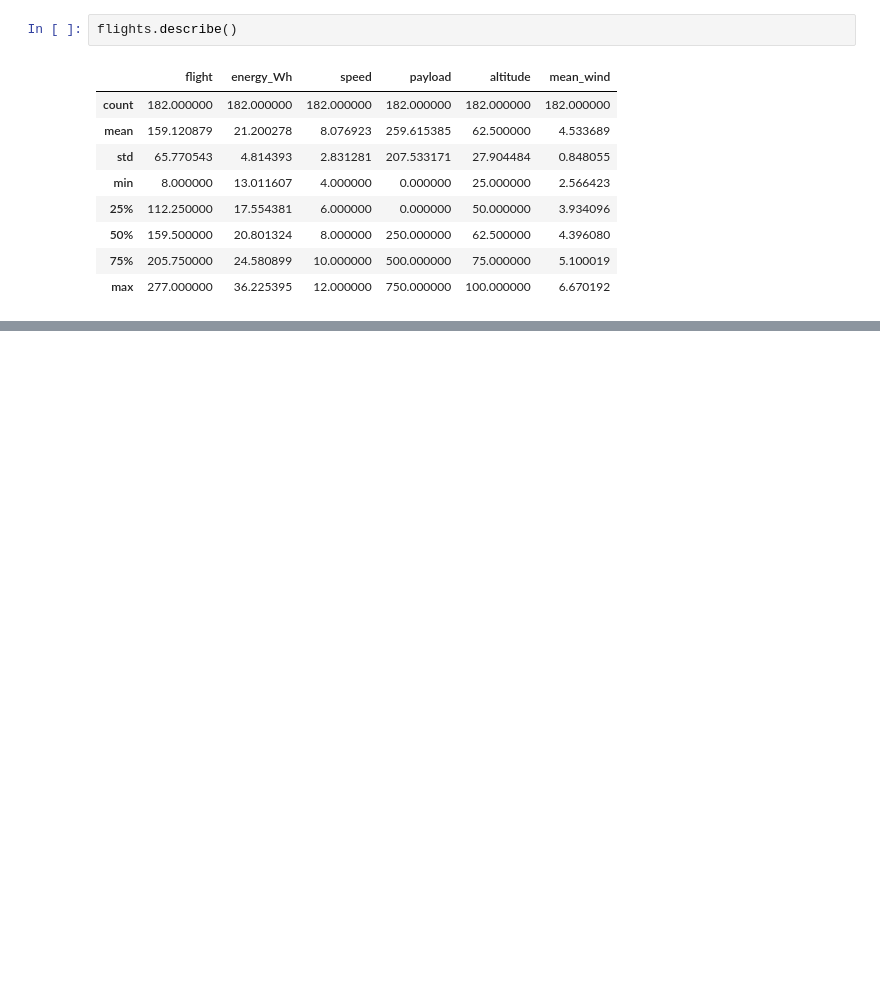
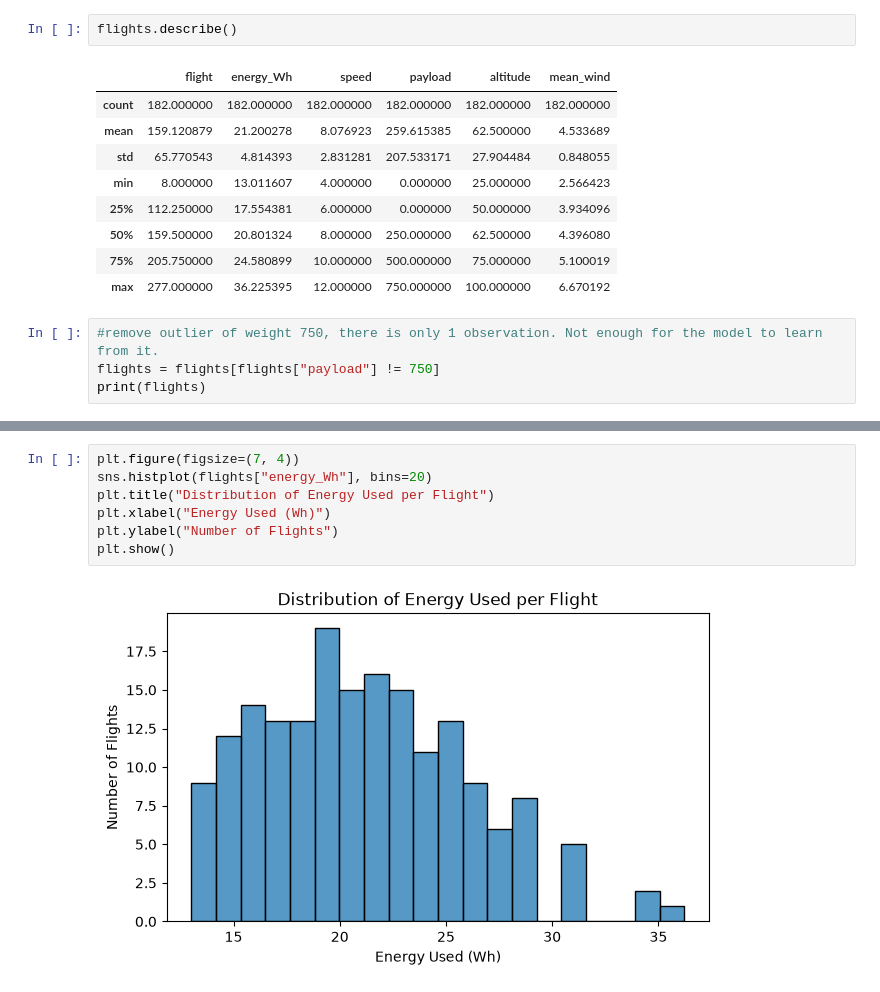
Before and after one commit to MassSarcasm/Battery-Consumption-Drone-Project, a Jupyter notebook: Battery Project.ipynb, the cells around one changed output, grey strips where cells are left out. Saved outputs shown, nothing was run; the diff lists cells and outputs as text; blank space fills up the shorter version.

```diff
--- a/Battery Project.ipynb
+++ b/Battery Project.ipynb
@@ -55,3 +65,7 @@ flights.describe()
 | 50% | 159.500000 | 20.801324 | 8.000000 | 250.000000 | 62.500000 | 4.396080 |
 | 75% | 205.750000 | 24.580899 | 10.000000 | 500.000000 | 75.000000 | 5.100019 |
 | max | 277.000000 | 36.225395 | 12.000000 | 750.000000 | 100.000000 | 6.670192 |
+# %%
+#remove outlier of weight 750, there is only 1 observation. Not enough for the model to learn from it.
+flights = flights[flights["payload"] != 750]
+print(flights)
@@ -57,0 +87,9 @@ flights.describe()
+# %%
+plt.figure(figsize=(7, 4))
+sns.histplot(flights["energy_Wh"], bins=20)
+plt.title("Distribution of Energy Used per Flight")
+plt.xlabel("Energy Used (Wh)")
+plt.ylabel("Number of Flights")
+plt.show()
+# %% [output]
+[figure, added]
```
Also changed, not shown: parts of 8 cells of this notebook.
